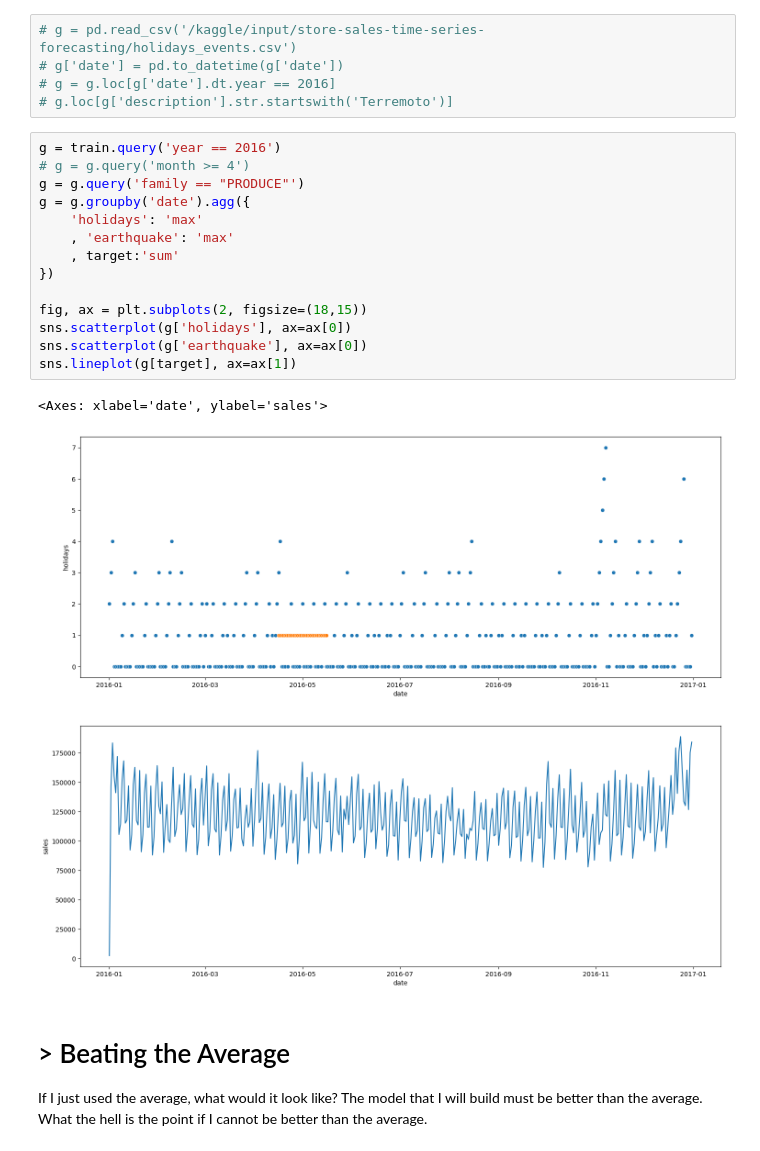
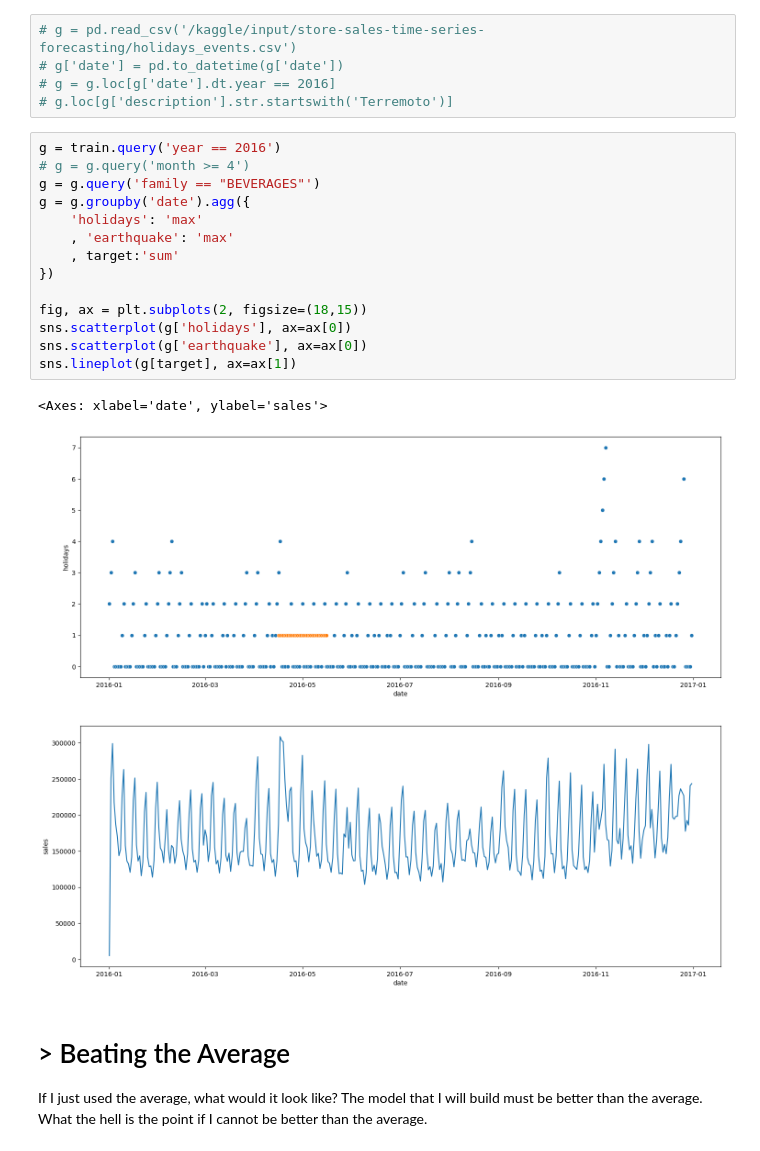
Before and after one commit to cmd-master/store-sales, a Jupyter notebook: store-sales.ipynb, the cells around one changed output. Cells and saved outputs as stored; diff of their text form.

```diff
--- a/store-sales.ipynb
+++ b/store-sales.ipynb
@@ -193,20 +193,20 @@ Ignore the transferred holidays because they were not celebrated on that day.
 # %%
 g = train.query('year == 2016')
 # g = g.query('month >= 4')
-g = g.query('family == "PRODUCE"')
+g = g.query('family == "BEVERAGES"')
 g = g.groupby('date').agg({
     'holidays': 'max'
     , 'earthquake': 'max'
     , target:'sum'
 })
 
 fig, ax = plt.subplots(2, figsize=(18,15))
 sns.scatterplot(g['holidays'], ax=ax[0])
 sns.scatterplot(g['earthquake'], ax=ax[0])
 sns.lineplot(g[target], ax=ax[1])
 # %% [output]
 <Axes: xlabel='date', ylabel='sales'>
-[figure, old version]
+[figure, new version]
 # %% [markdown]
 # > Beating the Average
 If I just used the average, what would it look like? The model that I will build must be better than the average. What the hell is the point if I cannot be better than the average.
```
Also changed, not shown: parts of 12 cells of this notebook.
